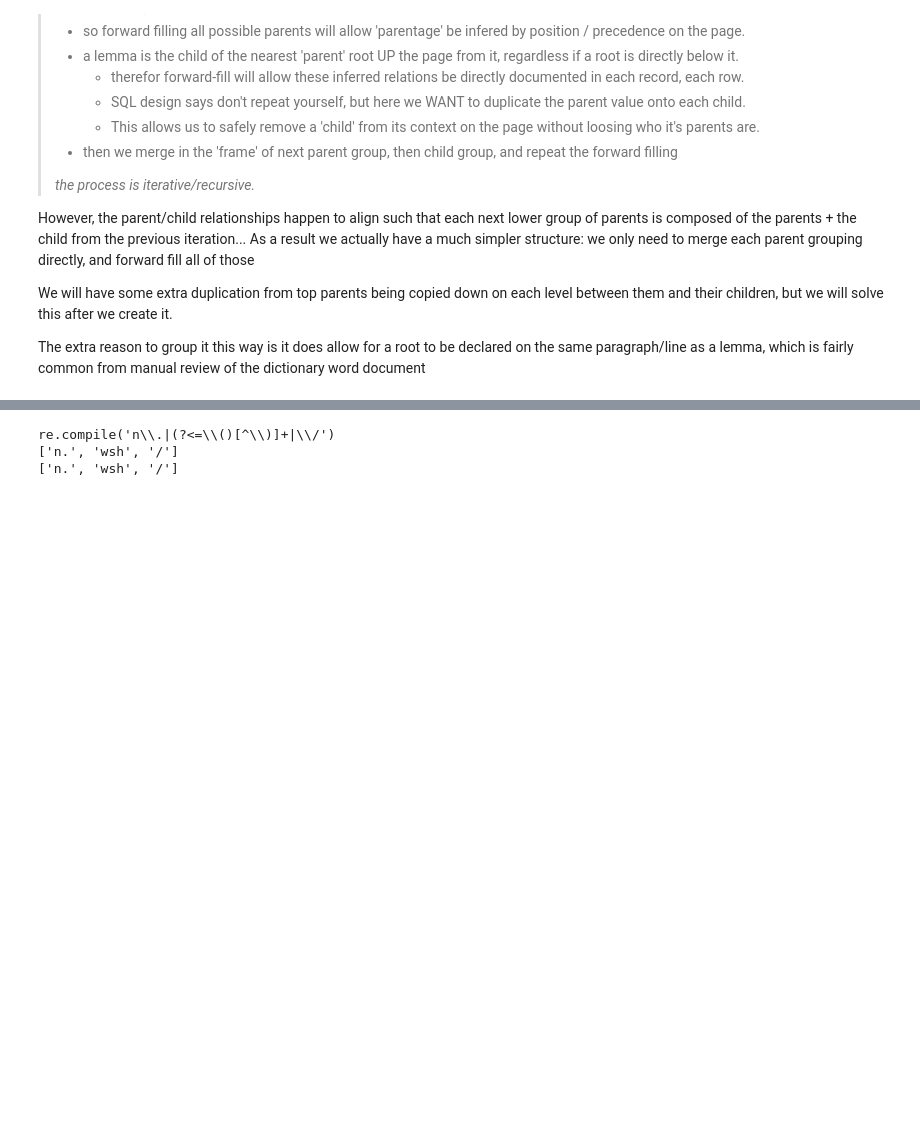
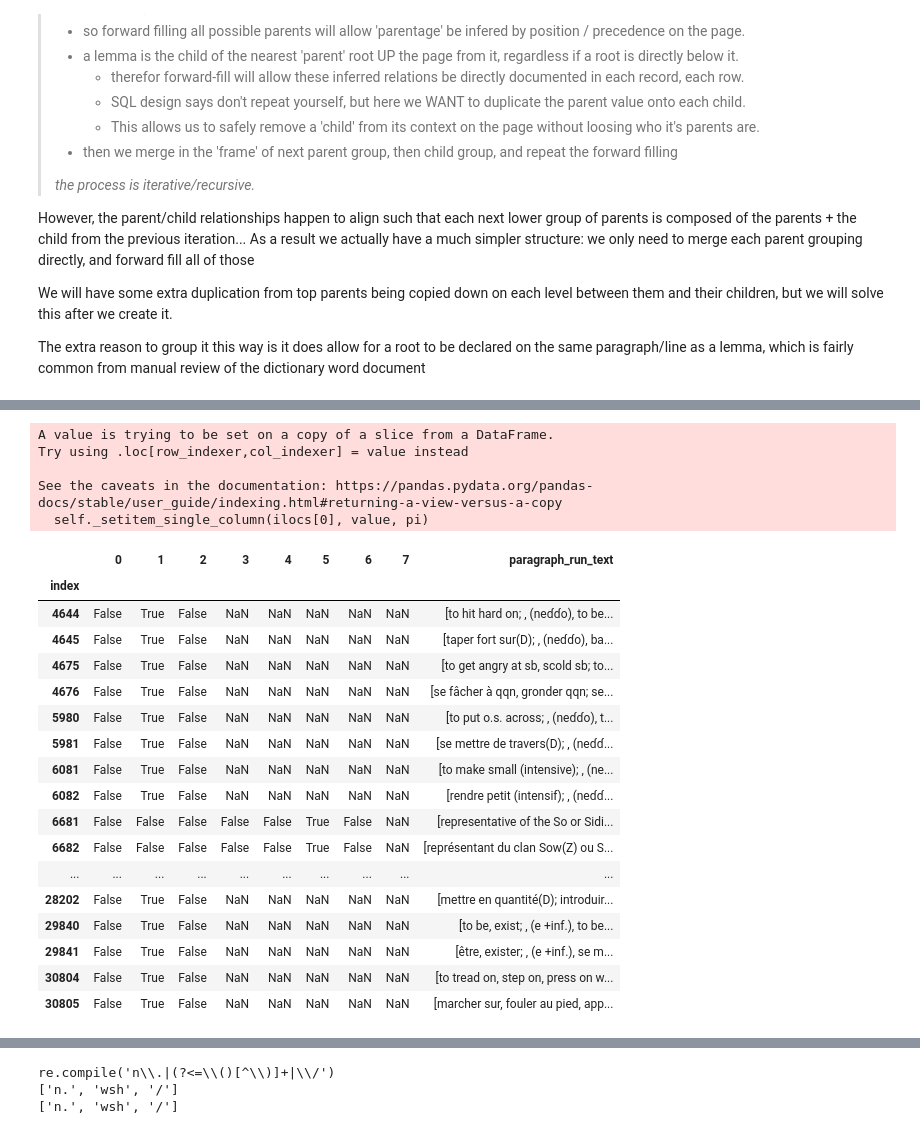
Before and after one commit to Guinean/Pular-Wordnet, a Jupyter notebook: pydantic_dictionary_frame_fork.ipynb, the cells around one changed output, grey strips where cells are left out. Saved outputs shown, nothing was run; the diff lists cells and outputs as text; code cells hidden in the pictures; blank space fills up the shorter version.

```diff
--- a/pydantic_dictionary_frame_fork.ipynb
+++ b/pydantic_dictionary_frame_fork.ipynb
@@ -209,0 +257,16 @@ Index(['paragraphIndex', 'cleaner_success_outcomes', 'is_root', 'root_text',
+# %%
+entityDeclarationParas = allParagraphsInheritanceFrame[allParagraphsInheritanceFrame['paragraphIndex'].isna()]
+entityDeclarationParasLEN = entityDeclarationParas.shape[0]
+print('length of entity declaration Frame: ',entityDeclarationParasLEN)
+summedEntityFramesLEN = rootFrame.shape[0]+rootsubpieceFrame.shape[0]+lemmaFrame.shape[0]
+print('summed length of all 3 entity frames: ',summedEntityFramesLEN)
+print('difference between the two: ',summedEntityFramesLEN-entityDeclarationParasLEN)
+print('intersection of root-lemma frames: ',len(rootFrame.index.intersection(lemmaFrame.index)))
+# >>>intersection of root-lemma frames:  1438
+print('intersection of subroot-lemma frames: ',len(rootsubpieceFrame.index.intersection(lemmaFrame.index)))
+# >>>intersection of subroot-lemma frames:  0
+print('intersection of root-subroot frames: ',len(rootFrame.index.intersection(rootsubpieceFrame.index)))
+# >>>intersection of root-subroot frames:  0
+paragraphRecordsFrame = allParagraphsInheritanceFrame[~allParagraphsInheritanceFrame['paragraphIndex'].isna()]
+print('number of content (non-entity) paragraphs: ',paragraphRecordsFrame.shape[0])
+#Conclusion: entityDeclarationParas is correct from our intuition.
@@ -209,0 +495,17 @@ Index(['paragraphIndex', 'cleaner_success_outcomes', 'is_root', 'root_text',
+# %%
+pd.set_option('display.max_rows', 200)
+print(parsed_object_lookup[24476])
+# print(paragraphRecordsFrame.loc[24474,:])
+
+# print(test_frame2[test_frame2[0]==False])
+test_frame.loc[24476]
+bold_where_not_expected = test_frame2[test_frame2[[1,2,3,4]].isin([True]).any(axis=1)] #94, only 2 dont
+
+bold_out_of_place = test_frame2[test_frame2[0]!=True] #only 2 arent in rows with lemmas 24476, 29842
+bold_where_not_expected
+# test_frame.loc[bold_where_not_expected.index]
+bold_out_of_place
+# test_frame.loc[24476]
+# test_frame.loc[29842]
+# paragraphRecordsFrame[paragraphRecordsFrame.isin(['SUK- (2?)']).any(axis=1)]
+# paragraphRecordsFrame.loc[25747] #additional lemmas are being claimed that aren't lemmas
@@ -209,0 +518,32 @@ Index(['paragraphIndex', 'cleaner_success_outcomes', 'is_root', 'root_text',
+# %%
+allentitymasks = entityDeclarationParas['mask_any_entity'].apply(pd.Series)
+# %%
+entity_out_of_place = allentitymasks[allentitymasks[0]!=True]
+# %%
+entity_out_of_place.loc[:,'paragraph_run_text'] = entity_out_of_place.index.values
+entity_out_of_place.loc[:,'paragraph_run_text'] = entity_out_of_place.loc[:,'paragraph_run_text'].apply(lambda x: parsed_object_lookup[x].run_text)
+entity_out_of_place
+# %% [output]
+A value is trying to be set on a copy of a slice from a DataFrame.
+Try using .loc[row_indexer,col_indexer] = value instead
+
+See the caveats in the documentation: https://pandas.pydata.org/pandas-docs/stable/user_guide/indexing.html#returning-a-view-versus-a-copy
+  self._setitem_single_column(ilocs[0], value, pi)
+|  | 0 | 1 | 2 | 3 | 4 | 5 | 6 | 7 | paragraph_run_text |
+| index |  |  |  |  |  |  |  |  |  |
+| 4644 | False | True | False | NaN | NaN | NaN | NaN | NaN | [to hit hard on; , (neɗɗo), to be... |
+| 4645 | False | True | False | NaN | NaN | NaN | NaN | NaN | [taper fort sur(D); , (neɗɗo), ba... |
+| 4675 | False | True | False | NaN | NaN | NaN | NaN | NaN | [to get angry at sb, scold sb; to... |
+| 4676 | False | True | False | NaN | NaN | NaN | NaN | NaN | [se fâcher à qqn, gronder qqn; se... |
+| 5980 | False | True | False | NaN | NaN | NaN | NaN | NaN | [to put o.s. across; , (neɗɗo), t... |
+| 5981 | False | True | False | NaN | NaN | NaN | NaN | NaN | [se mettre de travers(D); , (neɗɗ... |
+| 6081 | False | True | False | NaN | NaN | NaN | NaN | NaN | [to make small (intensive); , (ne... |
+| 6082 | False | True | False | NaN | NaN | NaN | NaN | NaN | [rendre petit (intensif); , (neɗɗ... |
+| 6681 | False | False | False | False | False | True | False | NaN | [representative of the So or Sidi... |
+| 6682 | False | False | False | False | False | True | False | NaN | [représentant du clan Sow(Z) ou S... |
+| ... | ... | ... | ... | ... | ... | ... | ... | ... | ... |
+| 28202 | False | True | False | NaN | NaN | NaN | NaN | NaN | [mettre en quantité(D); introduir... |
+| 29840 | False | True | False | NaN | NaN | NaN | NaN | NaN | [to be, exist; , (e +inf.), to be... |
+| 29841 | False | True | False | NaN | NaN | NaN | NaN | NaN | [être, exister; , (e +inf.), se m... |
+| 30804 | False | True | False | NaN | NaN | NaN | NaN | NaN | [to tread on, step on, press on w... |
+| 30805 | False | True | False | NaN | NaN | NaN | NaN | NaN | [marcher sur, fouler au pied, app... |
```
Also changed, not shown: parts of 17 cells of this notebook, 2 other files.
